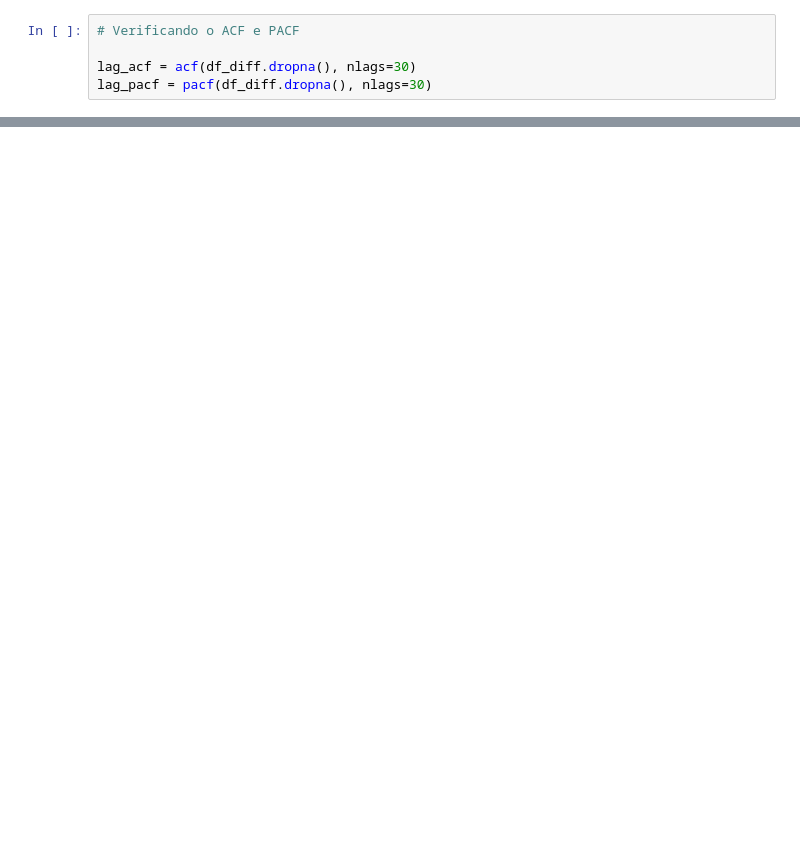
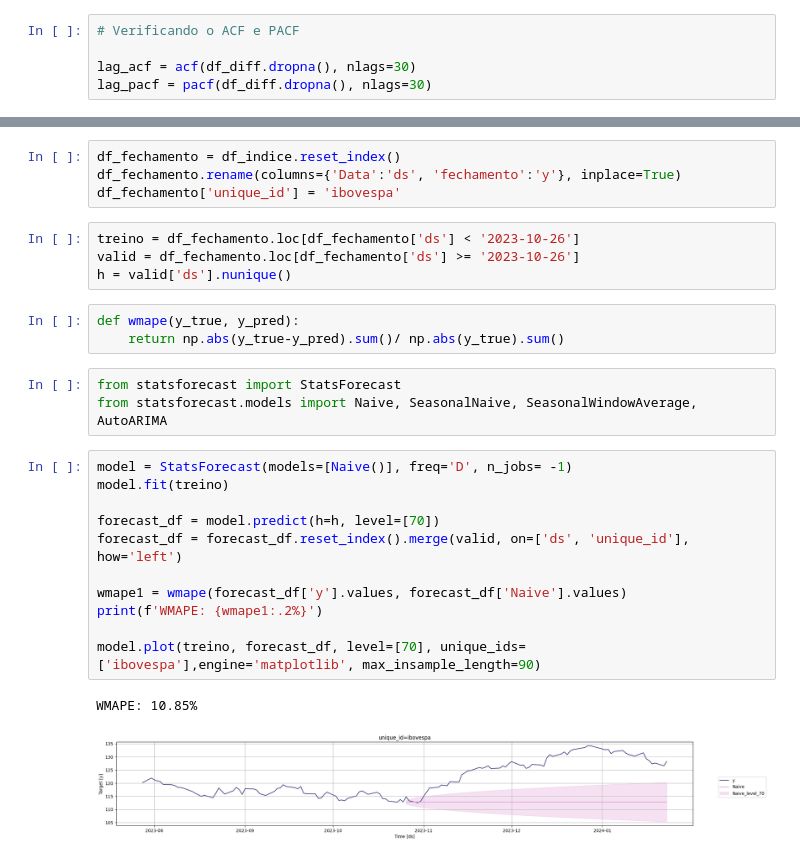
Before and after one commit to nineteens/tech-challenges, a Jupyter notebook: projetos/investimento/arima.ipynb, the cells around one changed output, grey strips where cells are left out. Cells and saved outputs as stored; diff of their text form; blank space fills up the shorter version.

Commit message:
testando modelos forecasting

```diff
--- a/projetos/investimento/arima.ipynb
+++ b/projetos/investimento/arima.ipynb
@@ -271,0 +272,28 @@ plt.show()
+# %%
+df_fechamento = df_indice.reset_index()
+df_fechamento.rename(columns={'Data':'ds', 'fechamento':'y'}, inplace=True)
+df_fechamento['unique_id'] = 'ibovespa'
+# %%
+treino = df_fechamento.loc[df_fechamento['ds'] < '2023-10-26']
+valid = df_fechamento.loc[df_fechamento['ds'] >= '2023-10-26']
+h = valid['ds'].nunique()
+# %%
+def wmape(y_true, y_pred):
+    return np.abs(y_true-y_pred).sum()/ np.abs(y_true).sum()
+# %%
+from statsforecast import StatsForecast
+from statsforecast.models import Naive, SeasonalNaive, SeasonalWindowAverage, AutoARIMA
+# %%
+model = StatsForecast(models=[Naive()], freq='D', n_jobs= -1)
+model.fit(treino)
+
+forecast_df = model.predict(h=h, level=[70])
+forecast_df = forecast_df.reset_index().merge(valid, on=['ds', 'unique_id'], how='left')
+
+wmape1 = wmape(forecast_df['y'].values, forecast_df['Naive'].values)
+print(f'WMAPE: {wmape1:.2%}')
+
+model.plot(treino, forecast_df, level=[70], unique_ids=['ibovespa'],engine='matplotlib', max_insample_length=90)
+# %% [output]
+WMAPE: 10.85%
+[figure, added]
```
Also changed, not shown: parts of 13 cells of this notebook.
